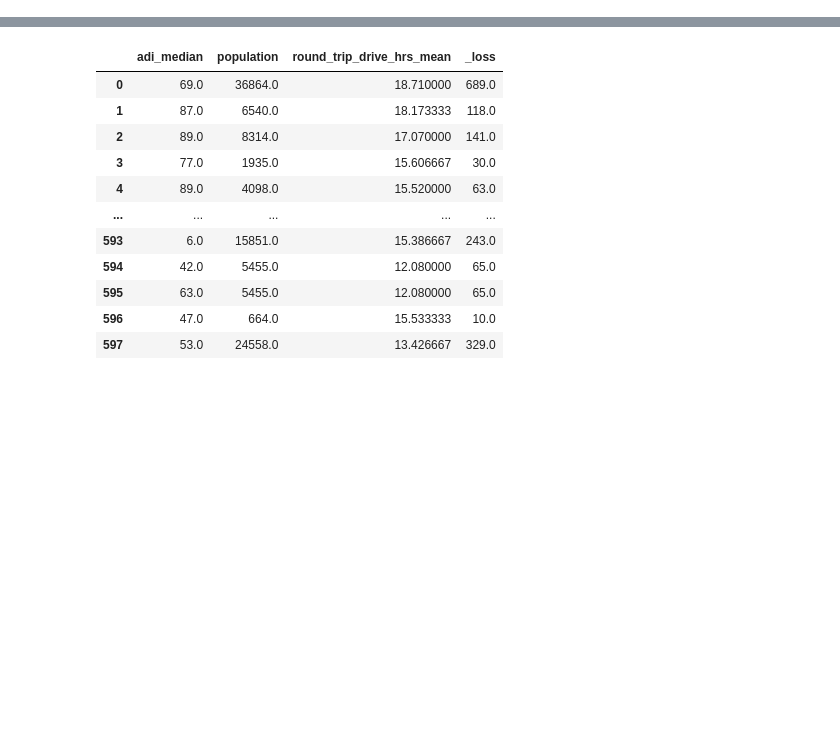
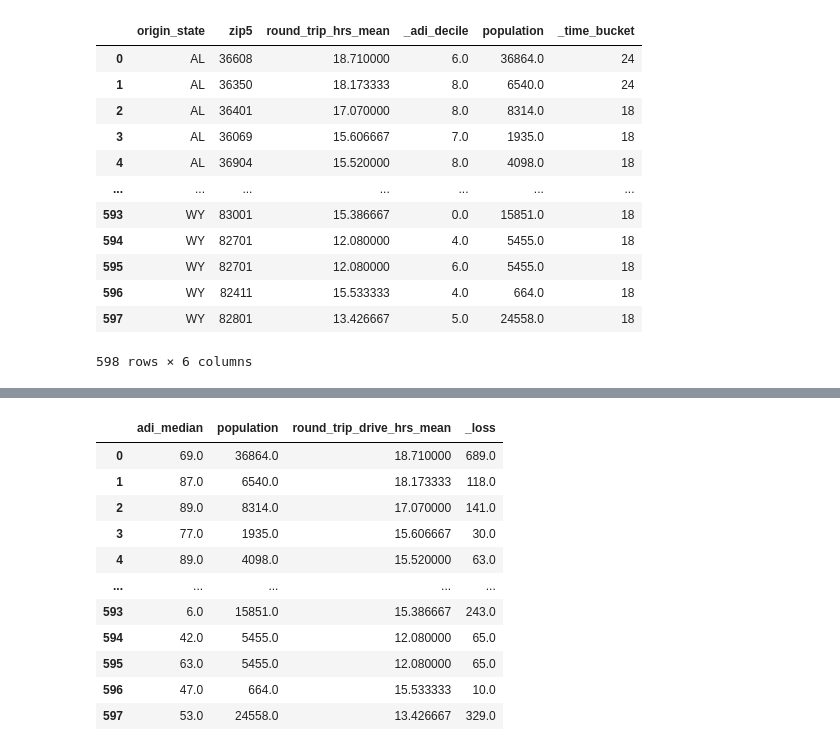
Before and after one commit to openhealthdataorg/post-roe, a Jupyter notebook: notebooks/_workbench.ipynb, the cells around one changed output, grey strips where cells are left out. Cells and saved outputs as stored; diff of their text form; code cells hidden in the pictures; blank space fills up the shorter version.

```diff
--- a/notebooks/_workbench.ipynb
+++ b/notebooks/_workbench.ipynb
@@ -49,0 +1,37 @@ closest_clinics
+# %%
+import pandas as pd
+import plotly.express as px
+
+from sklearn.preprocessing import MinMaxScaler
+
+df = pd.read_feather("cache.feather") #[['round_trip_hrs_mean','_adi_decile','population']]
+
+def _buckets(x):
+    if x < 6:
+        return 6
+    elif x < 12:
+        return 12
+    elif x < 18:
+        return 18
+    elif x < 24:
+        return 24
+    else:
+        return 30
+
+df['_time_bucket'] = df['round_trip_hrs_mean'].apply(_buckets)
+# df['_total_loss'] = df['population'] * df['_hrs_bucket']
+df
+# %% [output]
+|  | origin_state | zip5 | round_trip_hrs_mean | _adi_decile | population | _time_bucket |
+| 0 | AL | 36608 | 18.710000 | 6.0 | 36864.0 | 24 |
+| 1 | AL | 36350 | 18.173333 | 8.0 | 6540.0 | 24 |
+| 2 | AL | 36401 | 17.070000 | 8.0 | 8314.0 | 18 |
+| 3 | AL | 36069 | 15.606667 | 7.0 | 1935.0 | 18 |
+| 4 | AL | 36904 | 15.520000 | 8.0 | 4098.0 | 18 |
+| ... | ... | ... | ... | ... | ... | ... |
+| 593 | WY | 83001 | 15.386667 | 0.0 | 15851.0 | 18 |
+| 594 | WY | 82701 | 12.080000 | 4.0 | 5455.0 | 18 |
+| 595 | WY | 82701 | 12.080000 | 6.0 | 5455.0 | 18 |
+| 596 | WY | 82411 | 15.533333 | 4.0 | 664.0 | 18 |
+| 597 | WY | 82801 | 13.426667 | 5.0 | 24558.0 | 18 |
+598 rows × 6 columns
```
Also changed, not shown: parts of 9 cells of this notebook, 10 other files.
